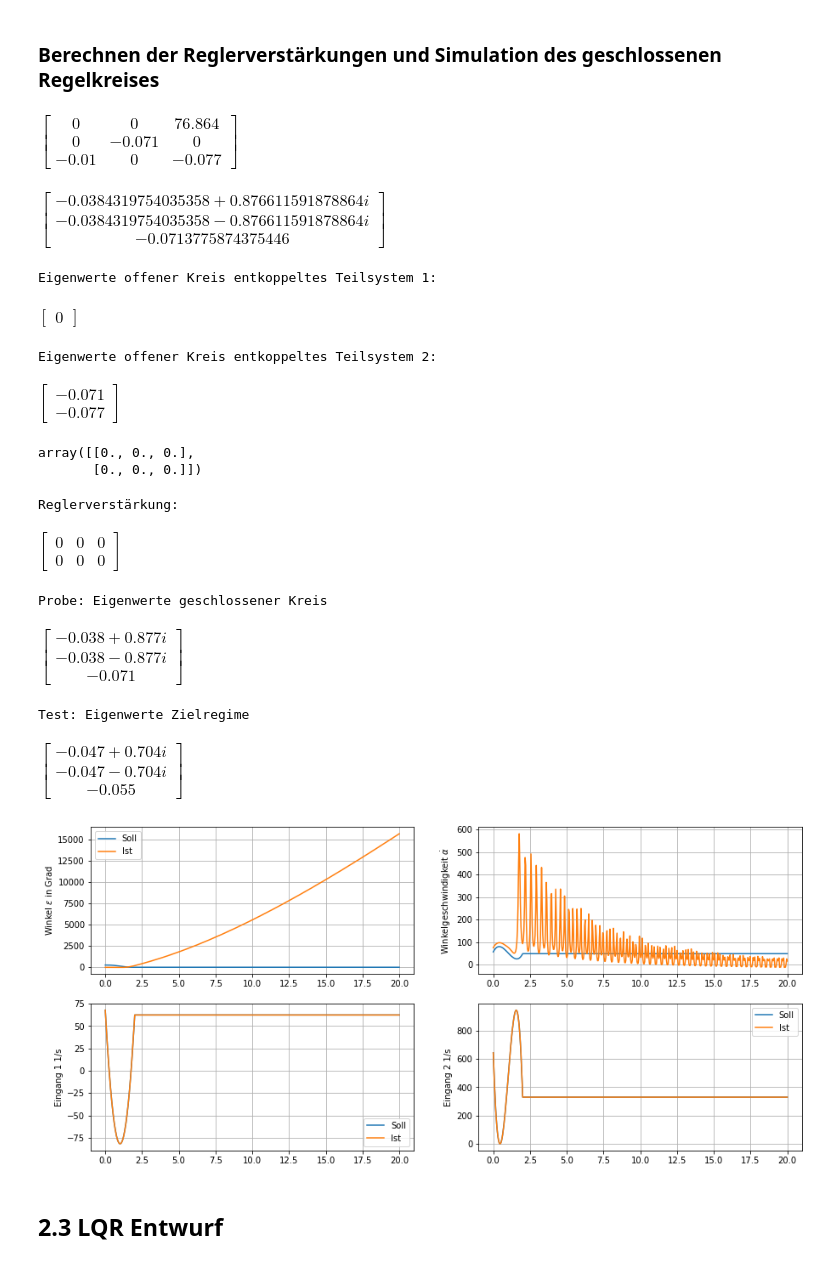
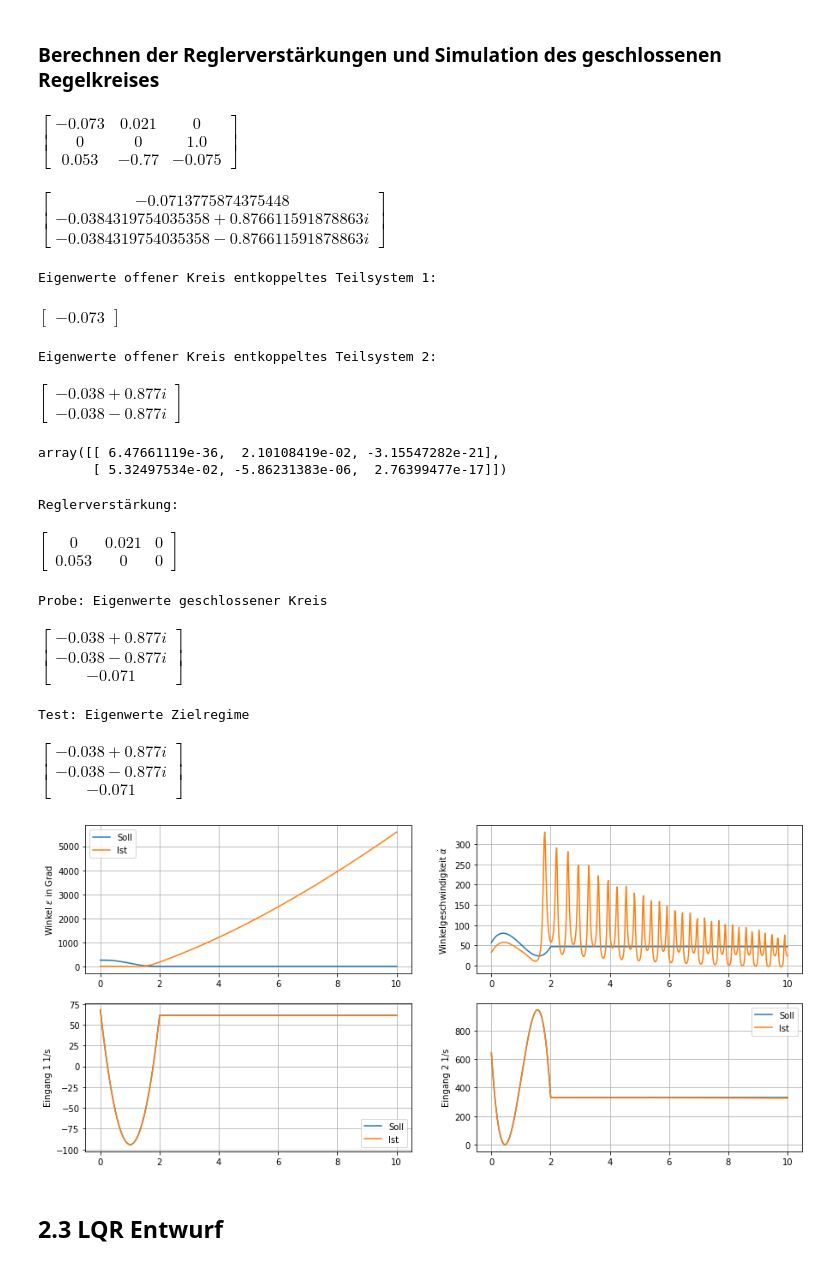
Before and after one commit to StefanKauf/RmsPr, a Jupyter notebook: helirack.ipynb, the cells around one changed output. Drawn from its saved outputs; the diff is of its cells as text; code cells hidden in the pictures.

```diff
--- a/helirack.ipynb
+++ b/helirack.ipynb
@@ -330,7 +329,7 @@ Startwinkel:  257.87818066595923
 ### Simulation mit nichtlinearem Modell
 # %%
 #Anfangszustand
-x0,u0=heli.equilibrium(y1_equi)
+x0,u0=heli.equilibrium(y4_equi)
 
 #Simulationszeit
 Tsim=10
@@ -381,8 +380,8 @@ def controller_closed_loop(t,x,K,trajectory):
 ### Berechnen der Reglerverstärkungen und Simulation des geschlossenen Regelkreises
 # %%
 #Eigenwerte des offenen Kreises
-Arnf=heli_lin.A
-#Arnf,_,_,_,_,_ = mimo.mimo_rnf(heli_lin.A, heli_lin.B, heli_lin.C, (1,2))
+#Arnf=heli_lin.A
+Arnf, Brnf, Crnf, M, Q, S  = mimo.mimo_rnf(heli_lin.A, heli_lin.B, heli_lin.C, (1,2))
 eigs1=np.linalg.eigvals(Arnf[0:1,0:1])
 eigs2=np.linalg.eigvals(Arnf[1:,1:])
 
@@ -402,6 +401,7 @@ eigs2_cl=eigs2
 
 #Reglerstärkungen mit Ackermannformel bestimmen
 K_pole_placement=np.zeros((2,3))#heli_lin.acker([eigs1_cl,eigs2_cl])
+K_pole_placement = mimo.mimo_acker(Arnf,Brnf, (eigs1_cl, eigs2_cl))
 display(K_pole_placement)
 
 print("Reglerverstärkung:")
@@ -411,28 +411,28 @@ print("Probe: Eigenwerte geschlossener Kreis")
 display(sympy.Matrix(np.linalg.eigvals(heli_lin.A-heli_lin.B@K_pole_placement).round(3)))
 
 print("Test: Eigenwerte Zielregime")
-display(sympy.Matrix(np.linalg.eigvals(heli.linearize(y2_equi).A-heli.linearize(y2_equi).B@K_pole_placement).round(3)))
+display(sympy.Matrix(np.linalg.eigvals(heli.linearize(y4_equi).A-heli.linearize(y4_equi).B@K_pole_placement).round(3)))
 # %% [output]
-$\displaystyle \left[\begin{matrix}0 & 0 & 76.864\\0 & -0.071 & 0\\-0.01 & 0 & -0.077\end{matrix}\right]$
+$\displaystyle \left[\begin{matrix}-0.073 & 0.021 & 0\\0 & 0 & 1.0\\0.053 & -0.77 & -0.075\end{matrix}\right]$
-$\displaystyle \left[\begin{matrix}-0.0384319754035358 + 0.876611591878864 i\\-0.0384319754035358 - 0.876611591878864 i\\-0.0713775874375446\end{matrix}\right]$
+$\displaystyle \left[\begin{matrix}-0.0713775874375448\\-0.0384319754035358 + 0.876611591878863 i\\-0.0384319754035358 - 0.876611591878863 i\end{matrix}\right]$
 Eigenwerte offener Kreis entkoppeltes Teilsystem 1:
-$\displaystyle \left[\begin{matrix}0\end{matrix}\right]$
+$\displaystyle \left[\begin{matrix}-0.073\end{matrix}\right]$
 Eigenwerte offener Kreis entkoppeltes Teilsystem 2:
-$\displaystyle \left[\begin{matrix}-0.071\\-0.077\end{matrix}\right]$
+$\displaystyle \left[\begin{matrix}-0.038 + 0.877 i\\-0.038 - 0.877 i\end{matrix}\right]$
-array([[0., 0., 0.],
-       [0., 0., 0.]])
+array([[ 6.47661119e-36,  2.10108419e-02, -3.15547282e-21],
+       [ 5.32497534e-02, -5.86231383e-06,  2.76399477e-17]])
 Reglerverstärkung:
-$\displaystyle \left[\begin{matrix}0 & 0 & 0\\0 & 0 & 0\end{matrix}\right]$
+$\displaystyle \left[\begin{matrix}0 & 0.021 & 0\\0.053 & 0 & 0\end{matrix}\right]$
 Probe: Eigenwerte geschlossener Kreis
 $\displaystyle \left[\begin{matrix}-0.038 + 0.877 i\\-0.038 - 0.877 i\\-0.071\end{matrix}\right]$
 Test: Eigenwerte Zielregime
-$\displaystyle \left[\begin{matrix}-0.047 + 0.704 i\\-0.047 - 0.704 i\\-0.055\end{matrix}\right]$
+$\displaystyle \left[\begin{matrix}-0.038 + 0.877 i\\-0.038 - 0.877 i\\-0.071\end{matrix}\right]$
 # %%
 #Simulation mit linearem Entwurfsmodell oder nichtlinearem Modell?
 linear = False
 
 #Anfangszustand
-Tsim=20
+Tsim=10
 
 #Auswertungszeitpunkte
 t_eval=np.linspace(0,Tsim,500)
@@ -443,35 +443,37 @@ controller = lambda t,x:controller_closed_loop(t,x,K_pole_placement,trajectory)
 
 #Wrapper für Modell
 if linear:
     rhs = lambda t,x:heli_lin.model(t,x,controller)
     x0 = trajectory.state(0)
 else:
     rhs = lambda t,x:heli.model(t,x,controller)
-    x0,u0=heli.equilibrium(y1_equi)
+    x0,u0=heli.equilibrium(y4_equi)
+    #x0 = trajectory.state(0)
+
 
 
 #Simulation
 res = solve_ivp(rhs,#zu simulierendes Modell
                 [0,Tsim],#Zeitspanne für Simulation
                 x0,#Anfangszustand
                 t_eval=t_eval,#Auswertungszeitpunkte
                 atol=1e-9,rtol=1e-6 #Toleranzen
                 )
 x_sim = res.y
 u_sim = controller(t_eval,x_sim)
 if linear:
     y_sim = heli_lin.output(t_eval,x_sim,controller)
 else:
     y_sim = heli.output(t_eval,x_sim,controller)
 
 
 #Ergebnisse Plotten
 plot_results(t_eval,
              (trajectory.state(t_eval),x_sim),
              (trajectory.input(t_eval),u_sim),
              (trajectory.output(t_eval),y_sim))
 # %% [output]
-[figure, old version]
+[figure, new version]
 # %% [markdown]
 ## 2.3 LQR Entwurf
 # %%
```
Also changed, not shown: parts of 5 cells of this notebook, 1 other file.
